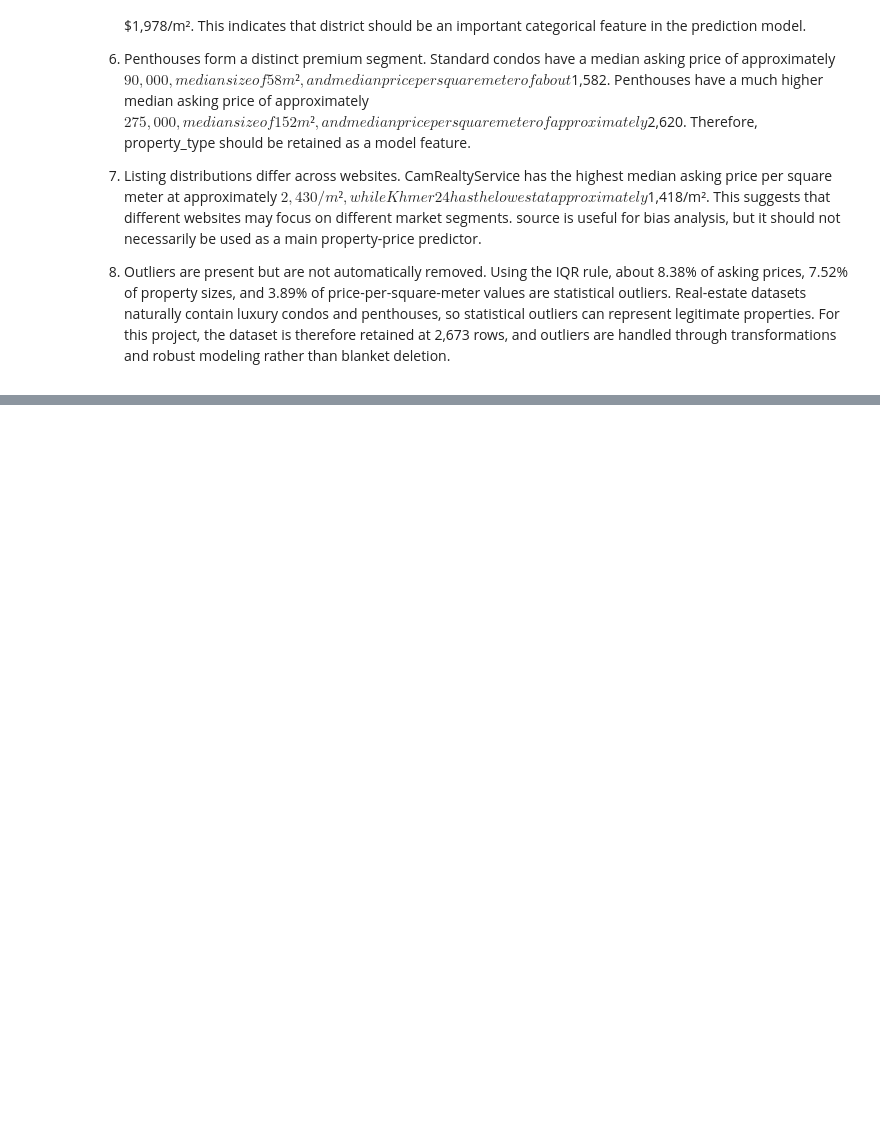
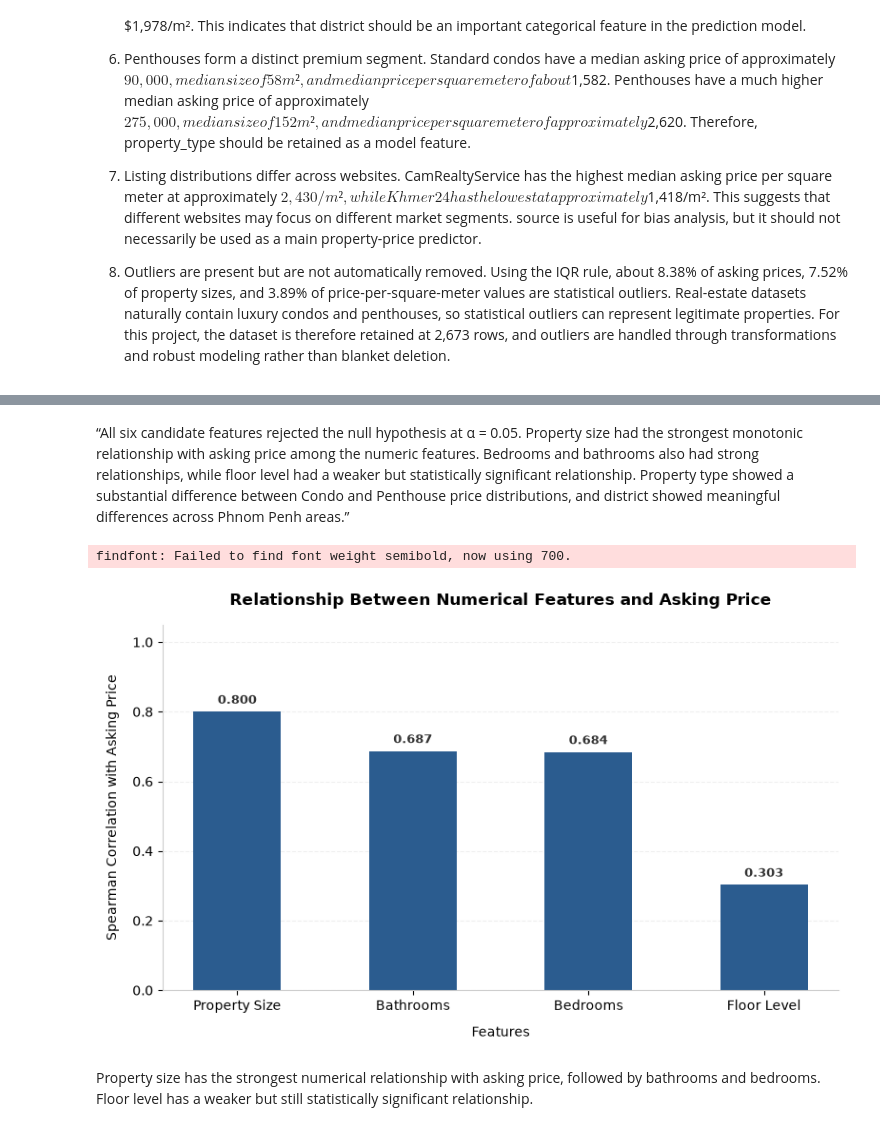
Before and after one commit to sengmengchho/PP_PropertyLens, a Jupyter notebook: notebooks/EDA_Gold.ipynb, the cells around one changed output, grey strips where cells are left out. Drawn from its saved outputs; the diff is of its cells as text; code cells hidden in the pictures; blank space fills up the shorter version.

```diff
--- a/notebooks/EDA_Gold.ipynb
+++ b/notebooks/EDA_Gold.ipynb
@@ -2412,0 +3274,80 @@ The EDA shows that property price is strongly related to property size, while be
+# %% [markdown]
+“All six candidate features rejected the null hypothesis at α = 0.05. Property size had the strongest monotonic relationship with asking price among the numeric features. Bedrooms and bathrooms also had strong relationships, while floor level had a weaker but statistically significant relationship. Property type showed a substantial difference between Condo and Penthouse price distributions, and district showed meaningful differences across Phnom Penh areas.”
+# %%
+# =========================================================
+# NUMERICAL FEATURE EVIDENCE VISUALIZATION
+# =========================================================
+
+import matplotlib.pyplot as plt
+
+# 1. Data Preparation (Sort descending so highest correlation is on the left)
+numeric_plot = (
+    hypothesis_summary[hypothesis_summary["Test"] == "Spearman"]
+    .copy()
+    .sort_values("Effect_Size", ascending=False)
+)
+
+label_map = {
+    "size_m2": "Property Size",
+    "bedrooms": "Bedrooms",
+    "bathrooms": "Bathrooms",
+    "unit_floor": "Floor Level",
+}
+numeric_plot["Display_Feature"] = numeric_plot["Feature"].apply(
+    lambda x: label_map.get(x, x)
+)
+
+# 2. Plot Initialization
+fig, ax = plt.subplots(figsize=(8, 5))
+
+# CHANGED: Use ax.bar instead of ax.barh
+bars = ax.bar(
+    numeric_plot["Display_Feature"],
+    numeric_plot["Effect_Size"],
+    color="#2b5c8f",
+    edgecolor="none",
+    width=0.5,  # CHANGED: use 'width' instead of 'height'
+)
+
+# 3. Styling & Formatting (Axes swapped)
+ax.set_ylabel("Spearman Correlation with Asking Price", fontsize=10, labelpad=10) # CHANGED
+ax.set_xlabel("Features", fontsize=10, labelpad=10) # CHANGED
+ax.set_title(
+    "Relationship Between Numerical Features and Asking Price",
+    fontsize=12,
+    fontweight="bold",
+    pad=15,
+)
+
+# CHANGED: Set y-limit instead of x-limit
+ax.set_ylim(0, 1.05)
+ax.spines["top"].set_visible(False)
+ax.spines["right"].set_visible(False)
+ax.spines["left"].set_color("#cccccc")
+ax.spines["bottom"].set_color("#cccccc")
+
+# CHANGED: Add soft horizontal gridlines instead of vertical
+ax.yaxis.grid(True, linestyle="--", alpha=0.5, color="#e0e0e0", zorder=0)
+ax.set_axisbelow(True)
+
+# 4. Data Labeling (Positions swapped)
+for bar in bars:
+    height = bar.get_height() # CHANGED
+    ax.text(
+        bar.get_x() + bar.get_width() / 2, # CHANGED: Center horizontally on the bar
+        height + 0.015,                    # CHANGED: Place just above the top of the bar
+        f"{height:.3f}",
+        va="bottom",                       # CHANGED
+        ha="center",                       # CHANGED
+        fontsize=9,
+        fontweight="semibold",
+        color="#333333",
+    )
+
+plt.tight_layout()
+plt.show()
+# %% [output]
+findfont: Failed to find font weight semibold, now using 700.
+[figure, added]
+# %% [markdown]
+Property size has the strongest numerical relationship with asking price, followed by bathrooms and bedrooms. Floor level has a weaker but still statistically significant relationship.
```
Also changed, not shown: parts of 28 cells of this notebook, 1 other file.
